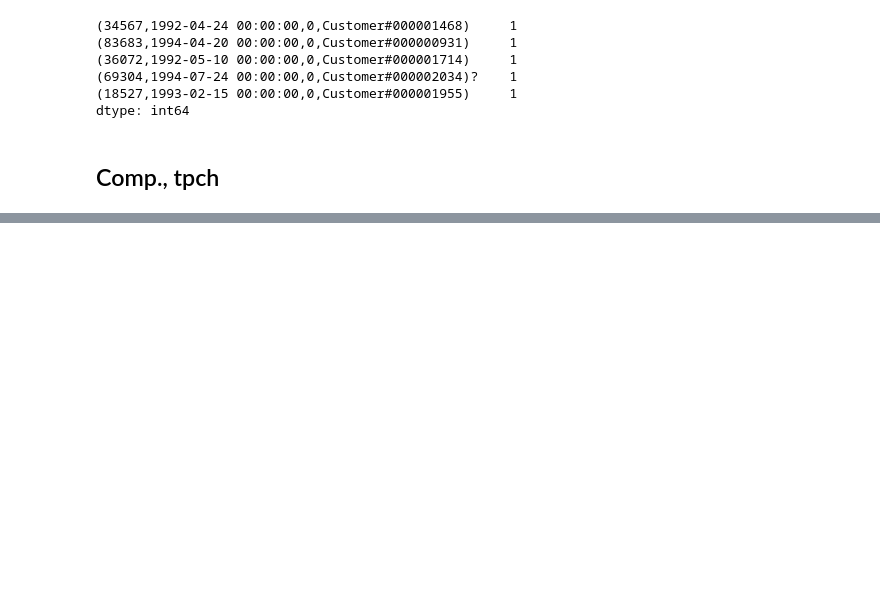
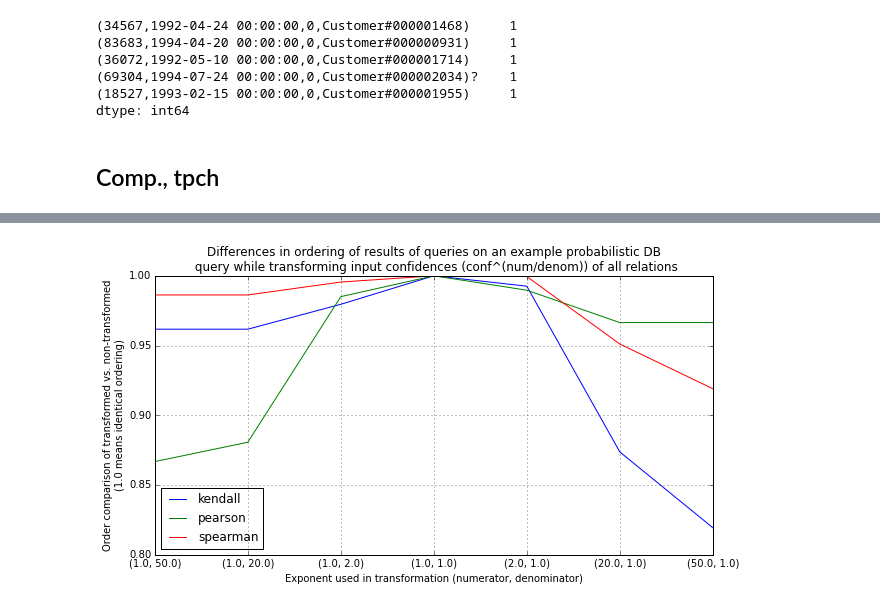
Before and after one commit to alexmemory/PrDBSens, a Jupyter notebook: notes/20150409_ACM_trio.ipynb, the cells around one changed output, grey strips where cells are left out. Drawn from its saved outputs; the diff is of its cells as text; code cells hidden in the pictures; blank space fills up the shorter version.

```diff
--- a/notes/20150409_ACM_trio.ipynb
+++ b/notes/20150409_ACM_trio.ipynb
@@ -1276,0 +1295,10 @@ File path: /home/amemory/Data/prdbsens/pipelines/tpch/pow/all/q/toy002_cust_ord/
+# %%
+plt.figure(figsize=(10,5))
+ax = plt.gca()
+scr.plot(ax = ax)
+plt.title('Differences in ordering of results of queries on an example probabilistic DB\n query while transforming input confidences (conf^(num/denom)) of all relations')
+plt.xlabel('Exponent used in transformation (numerator, denominator)')
+plt.ylabel('Order comparison of transformed vs. non-transformed\n(1.0 means identical ordering)')
+pass
+# %% [output]
+[figure, added]
```
Also changed, not shown: parts of 5 cells of this notebook, 2 other files.
